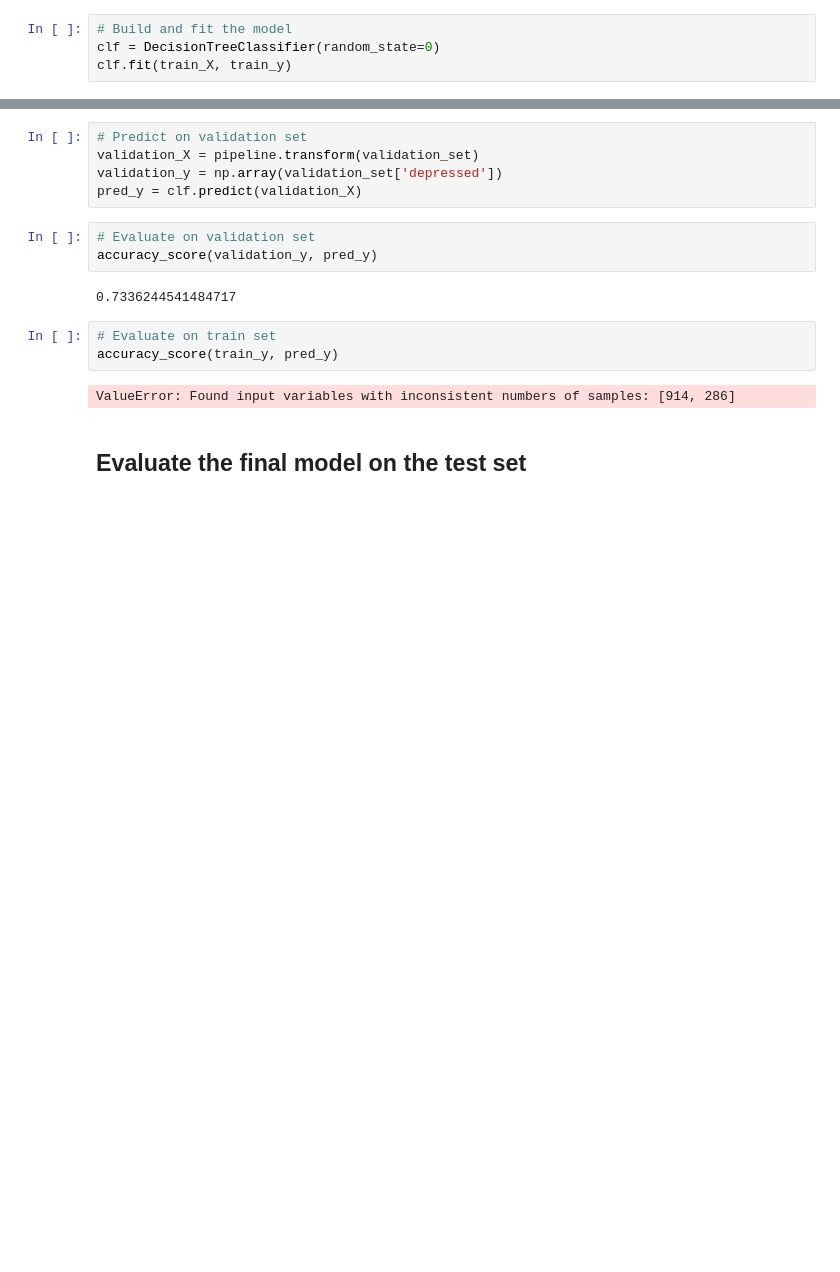
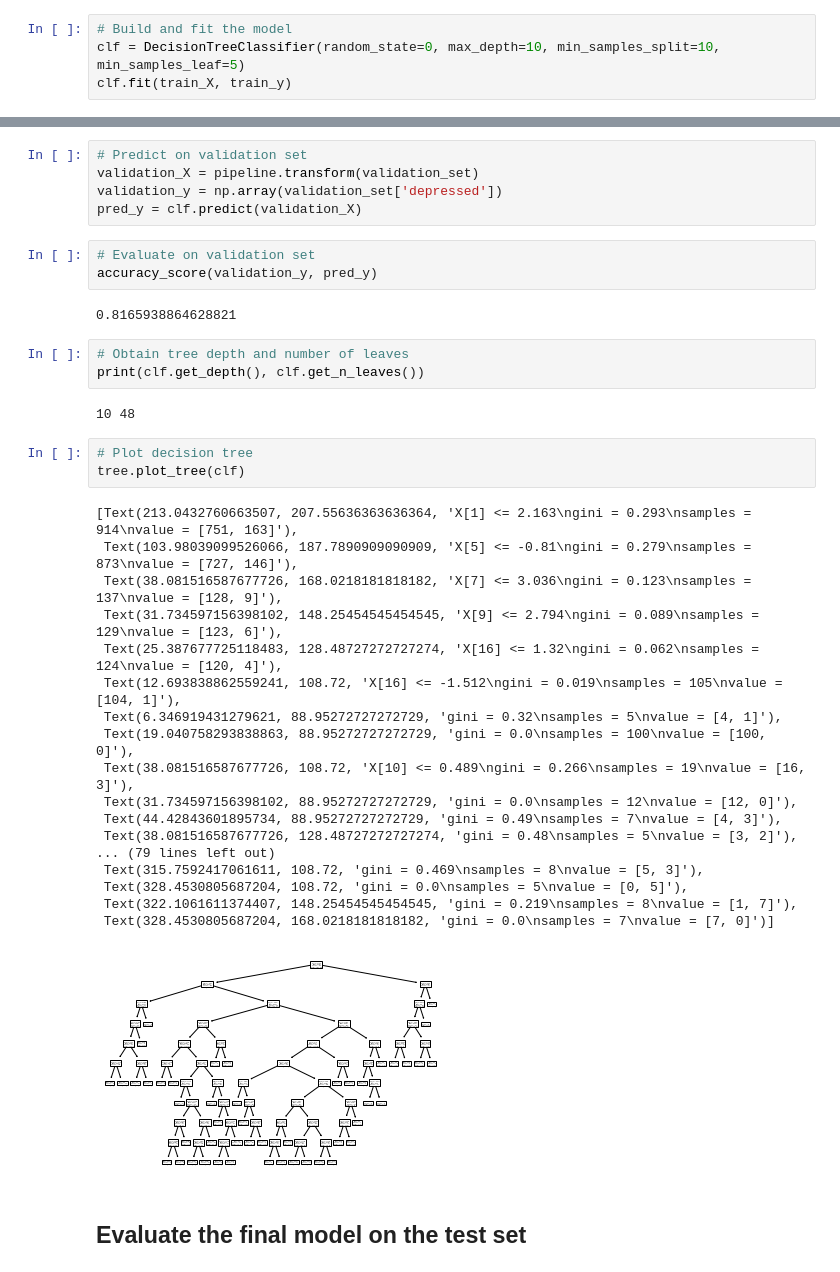
Before and after one commit to yujing1004/cs7641, a Jupyter notebook: assignment1/assignment1.ipynb, the cells around one changed output, grey strips where cells are left out. Cells and saved outputs as stored; diff of their text form; blank space fills up the shorter version.

Commit message:
pruning on decistion tree

```diff
--- a/assignment1/assignment1.ipynb
+++ b/assignment1/assignment1.ipynb
@@ -114,6 +115,6 @@ train_y = np.array(train_set['depressed'])
 ## Train, select and fine-tune a model
 # %%
 # Build and fit the model
-clf = DecisionTreeClassifier(random_state=0)
+clf = DecisionTreeClassifier(random_state=0, max_depth=10, min_samples_split=10, min_samples_leaf=5)
 clf.fit(train_X, train_y)
 # %% [output]
@@ -127,12 +138,34 @@ pred_y = clf.predict(validation_X)
 # Evaluate on validation set
 accuracy_score(validation_y, pred_y)
 # %% [output]
-0.7336244541484717
+0.8165938864628821
-# %%
-# Evaluate on train set
-accuracy_score(train_y, pred_y)
-# %% [output]
-ValueError: Found input variables with inconsistent numbers of samples: [914, 286]
+# %%
+# Obtain tree depth and number of leaves
+print(clf.get_depth(), clf.get_n_leaves())
+# %% [output]
+10 48
+# %%
+# Plot decision tree
+tree.plot_tree(clf)
+# %% [output]
+[Text(213.0432760663507, 207.55636363636364, 'X[1] <= 2.163\ngini = 0.293\nsamples = 914\nvalue = [751, 163]'),
+ Text(103.98039099526066, 187.7890909090909, 'X[5] <= -0.81\ngini = 0.279\nsamples = 873\nvalue = [727, 146]'),
+ Text(38.081516587677726, 168.0218181818182, 'X[7] <= 3.036\ngini = 0.123\nsamples = 137\nvalue = [128, 9]'),
+ Text(31.734597156398102, 148.25454545454545, 'X[9] <= 2.794\ngini = 0.089\nsamples = 129\nvalue = [123, 6]'),
+ Text(25.387677725118483, 128.48727272727274, 'X[16] <= 1.32\ngini = 0.062\nsamples = 124\nvalue = [120, 4]'),
+ Text(12.693838862559241, 108.72, 'X[16] <= -1.512\ngini = 0.019\nsamples = 105\nvalue = [104, 1]'),
+ Text(6.346919431279621, 88.95272727272729, 'gini = 0.32\nsamples = 5\nvalue = [4, 1]'),
+ Text(19.040758293838863, 88.95272727272729, 'gini = 0.0\nsamples = 100\nvalue = [100, 0]'),
+ Text(38.081516587677726, 108.72, 'X[10] <= 0.489\ngini = 0.266\nsamples = 19\nvalue = [16, 3]'),
+ Text(31.734597156398102, 88.95272727272729, 'gini = 0.0\nsamples = 12\nvalue = [12, 0]'),
+ Text(44.42843601895734, 88.95272727272729, 'gini = 0.49\nsamples = 7\nvalue = [4, 3]'),
+ Text(38.081516587677726, 128.48727272727274, 'gini = 0.48\nsamples = 5\nvalue = [3, 2]'),
+... (79 lines left out)
+ Text(315.7592417061611, 108.72, 'gini = 0.469\nsamples = 8\nvalue = [5, 3]'),
+ Text(328.4530805687204, 108.72, 'gini = 0.0\nsamples = 5\nvalue = [0, 5]'),
+ Text(322.1061611374407, 148.25454545454545, 'gini = 0.219\nsamples = 8\nvalue = [1, 7]'),
+ Text(328.4530805687204, 168.0218181818182, 'gini = 0.0\nsamples = 7\nvalue = [7, 0]')]
+[figure, added]
 # %% [markdown]
 ## Evaluate the final model on the test set
 # %%
```
Also changed, not shown: parts of 6 cells of this notebook.
